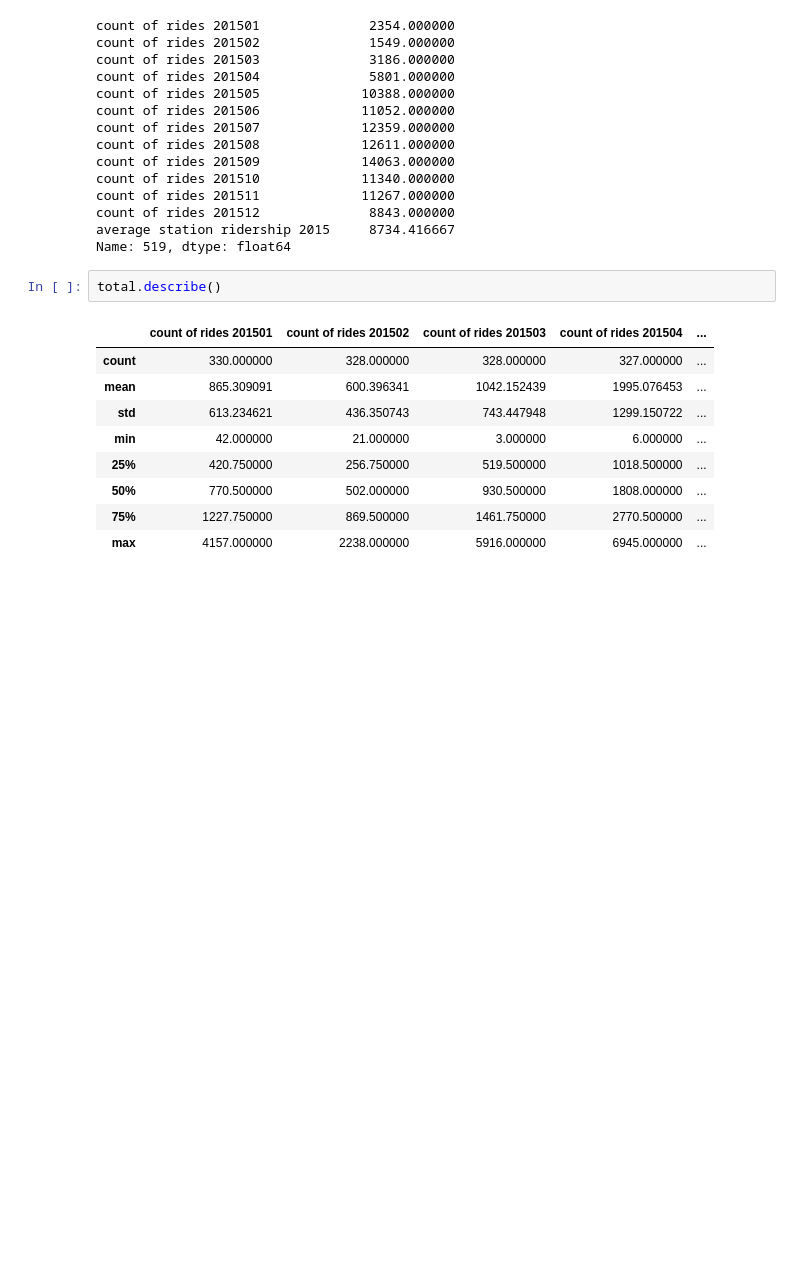
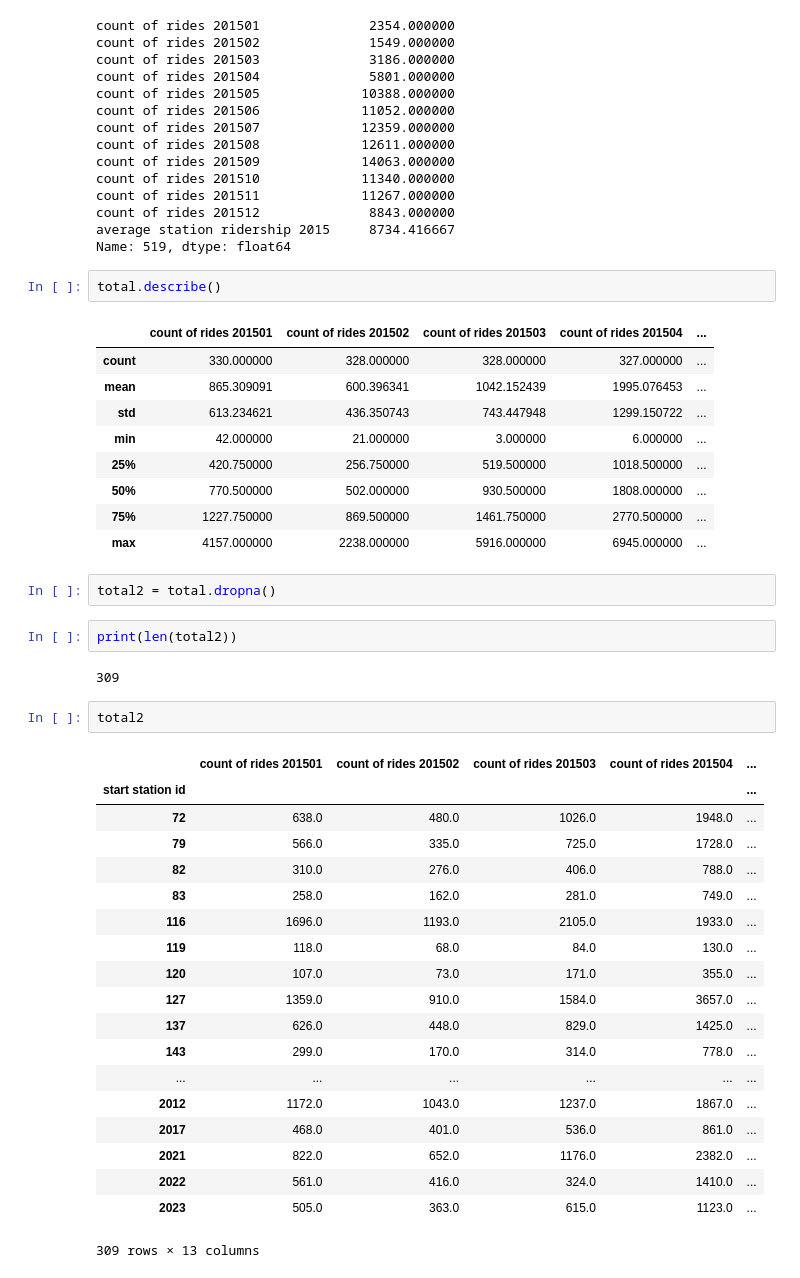
Before and after one commit to CUSP2017/citibike-publicspace, a Jupyter notebook: notebooks/2.0_ridership.ipynb, the cells around one changed output. Cells and saved outputs as stored; diff of their text form; blank space fills up the shorter version.

```diff
--- a/notebooks/2.0_ridership.ipynb
+++ b/notebooks/2.0_ridership.ipynb
@@ -75,3 +70,31 @@ total.describe()
 | 50% | 770.500000 | 502.000000 | 930.500000 | 1808.000000 | ... |
 | 75% | 1227.750000 | 869.500000 | 1461.750000 | 2770.500000 | ... |
 | max | 4157.000000 | 2238.000000 | 5916.000000 | 6945.000000 | ... |
+# %%
+total2 = total.dropna()
+# %%
+print(len(total2))
+# %% [output]
+309
+# %%
+total2
+# %% [output]
+|  | count of rides 201501 | count of rides 201502 | count of rides 201503 | count of rides 201504 | ... |
+| start station id |  |  |  |  | ... |
+| 72 | 638.0 | 480.0 | 1026.0 | 1948.0 | ... |
+| 79 | 566.0 | 335.0 | 725.0 | 1728.0 | ... |
+| 82 | 310.0 | 276.0 | 406.0 | 788.0 | ... |
+| 83 | 258.0 | 162.0 | 281.0 | 749.0 | ... |
+| 116 | 1696.0 | 1193.0 | 2105.0 | 1933.0 | ... |
+| 119 | 118.0 | 68.0 | 84.0 | 130.0 | ... |
+| 120 | 107.0 | 73.0 | 171.0 | 355.0 | ... |
+| 127 | 1359.0 | 910.0 | 1584.0 | 3657.0 | ... |
+| 137 | 626.0 | 448.0 | 829.0 | 1425.0 | ... |
+| 143 | 299.0 | 170.0 | 314.0 | 778.0 | ... |
+| ... | ... | ... | ... | ... | ... |
+| 2012 | 1172.0 | 1043.0 | 1237.0 | 1867.0 | ... |
+| 2017 | 468.0 | 401.0 | 536.0 | 861.0 | ... |
+| 2021 | 822.0 | 652.0 | 1176.0 | 2382.0 | ... |
+| 2022 | 561.0 | 416.0 | 324.0 | 1410.0 | ... |
+| 2023 | 505.0 | 363.0 | 615.0 | 1123.0 | ... |
+309 rows × 13 columns
```
Also changed, not shown: parts of 4 cells of this notebook.
